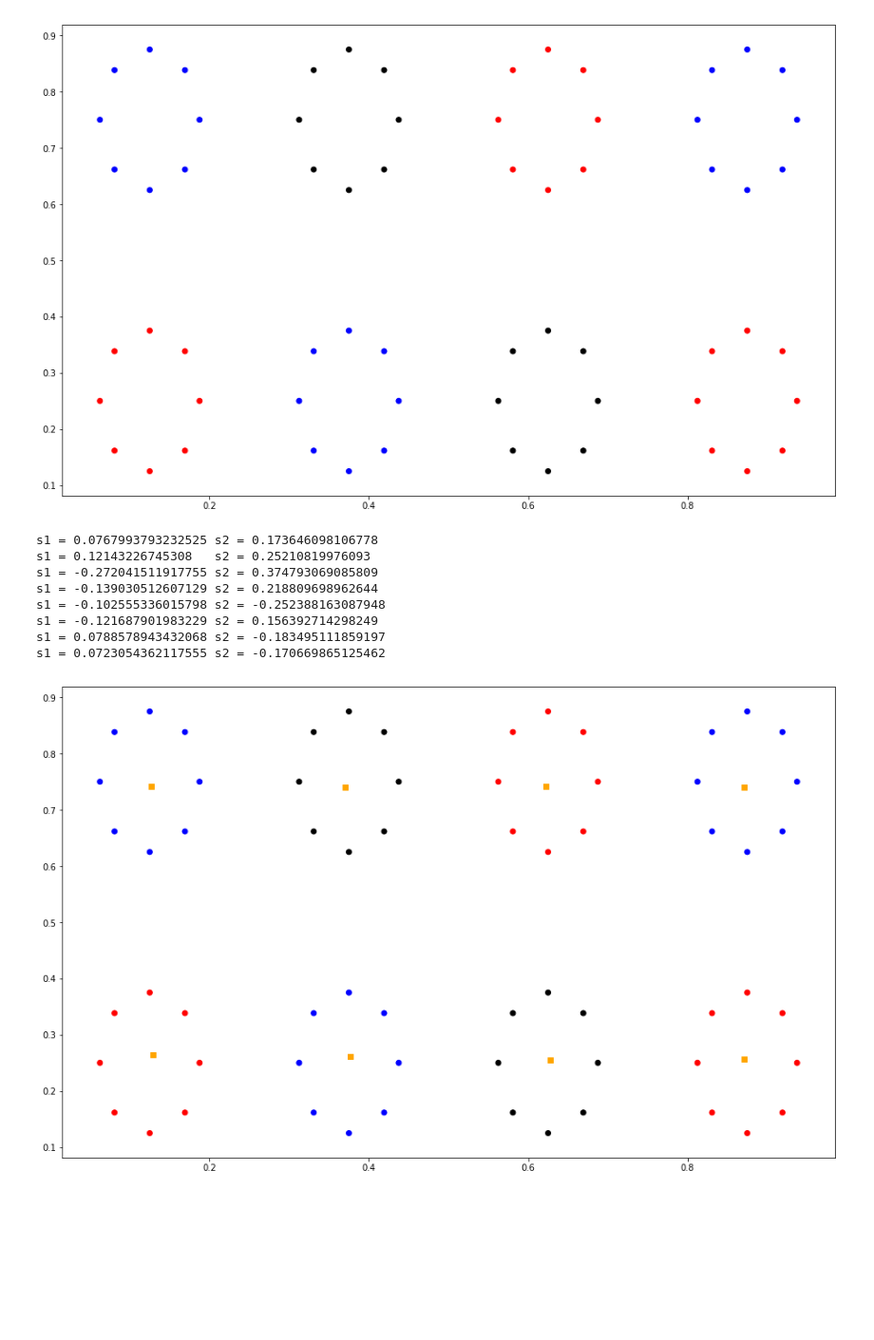
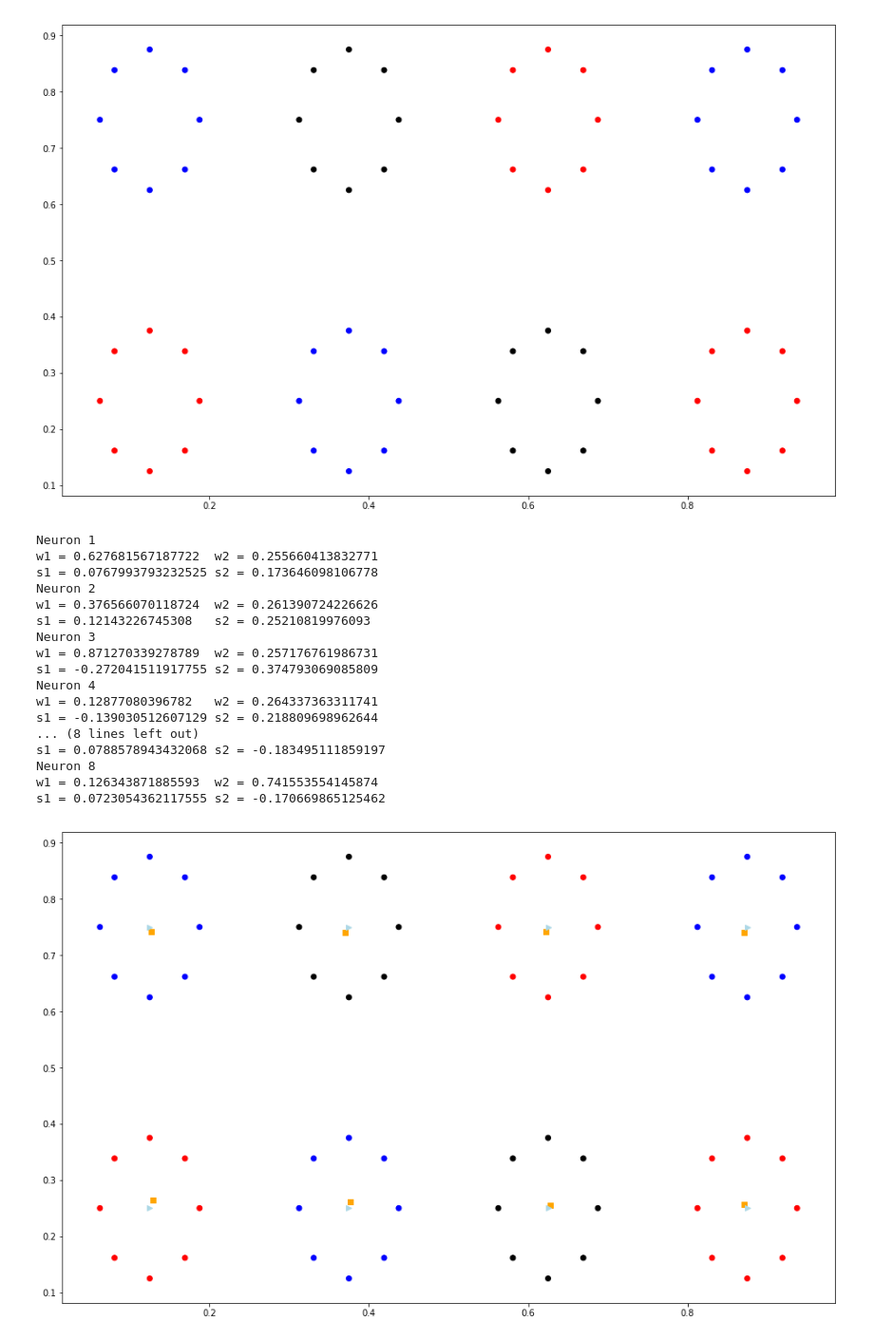
Before and after one commit to nbukovac/NENR_Lab, a Jupyter notebook: GeneticANN/GeneticANN.ipynb, the cells around one changed output. Shown: that part at 95% size. Saved outputs shown, nothing was run; the diff lists cells and outputs as text; code cells hidden in the pictures; blank space fills up the shorter version.

```diff
--- a/GeneticANN/GeneticANN.ipynb
+++ b/GeneticANN/GeneticANN.ipynb
@@ -62,34 +62,55 @@ with open('dataset.txt') as f:
         y.append(float(split[1]))
 
         if split[2] == '1':
             classified.append('red')
         elif split[3] == '1':
             classified.append('blue')
         else:
             classified.append('black')
 
 plt.figure(figsize=(16.,10.))
 plt.scatter(x, y, c=classified)
 
 wx = []
 wy = []
 
 with open('parameters.txt') as f:
+    index = 1
     for line in f:
         split = line.split()
-        print('s1 = ' + str(float(split[1])) + '\ts2 = ' + str(float(split[3])))
+        print('Neuron ' + str(index))
+        print('w1 = ' + split[0] + '\tw2 = ' + split[2])
+        print('s1 = ' + split[1] + '\ts2 = ' + split[3])
+
         wx.append(float(split[0]))
         wy.append(float(split[2]))
 
+        index += 1
+
 plt.scatter(wx, wy, c='orange', marker='s')
+
+cx = [0.125, 0.375, 0.625, 0.875, 0.125, 0.375, 0.625, 0.875]
+cy = [0.25, 0.25, 0.25, 0.25, 0.75, 0.75, 0.75, 0.75]
+
+plt.scatter(cx, cy, c='lightblue', marker='>')
+
 plt.show()
 # %% [output]
+Neuron 1
+w1 = 0.627681567187722  w2 = 0.255660413832771
 s1 = 0.0767993793232525 s2 = 0.173646098106778
+Neuron 2
+w1 = 0.376566070118724  w2 = 0.261390724226626
 s1 = 0.12143226745308   s2 = 0.25210819976093
+Neuron 3
+w1 = 0.871270339278789  w2 = 0.257176761986731
 s1 = -0.272041511917755 s2 = 0.374793069085809
+Neuron 4
+w1 = 0.12877080396782   w2 = 0.264337363311741
 s1 = -0.139030512607129 s2 = 0.218809698962644
-s1 = -0.102555336015798 s2 = -0.252388163087948
-s1 = -0.121687901983229 s2 = 0.156392714298249
+... (8 lines left out)
 s1 = 0.0788578943432068 s2 = -0.183495111859197
+Neuron 8
+w1 = 0.126343871885593  w2 = 0.741553554145874
 s1 = 0.0723054362117555 s2 = -0.170669865125462
-[figure, old version]
+[figure, new version]
```
